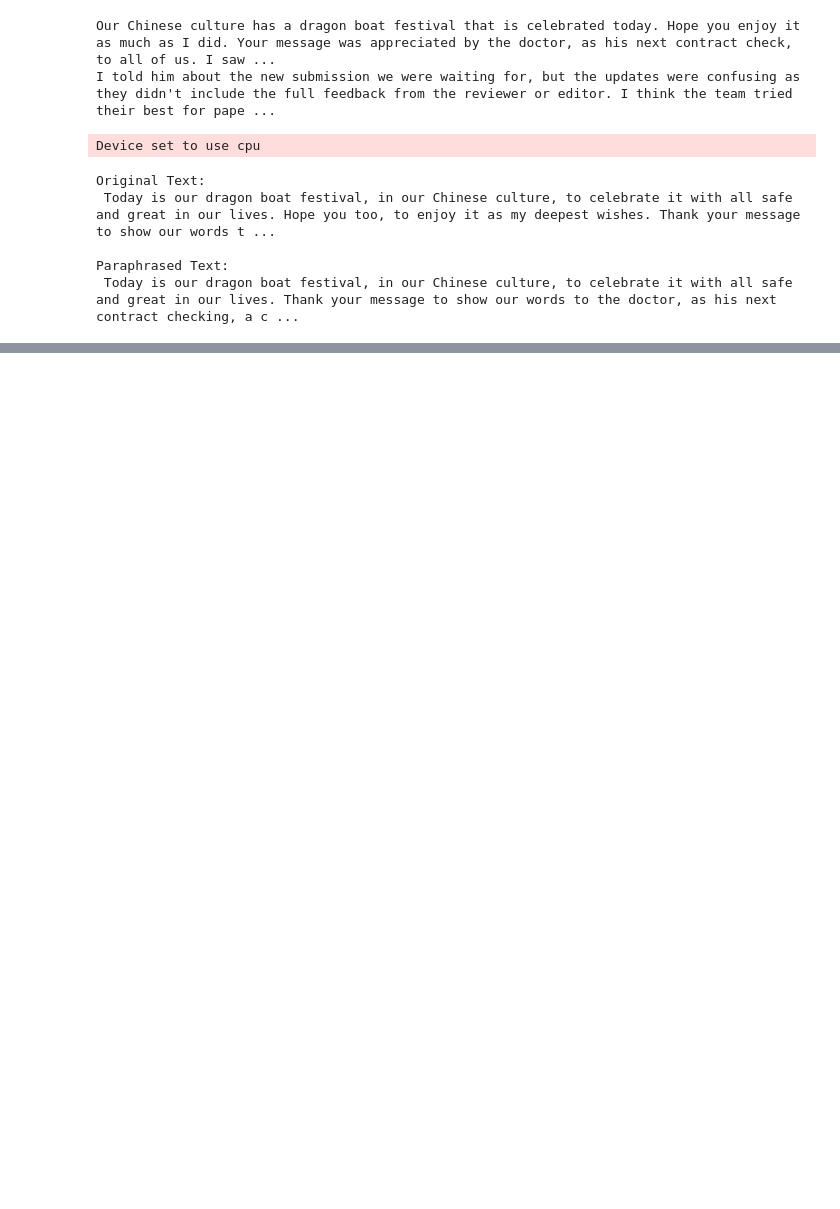
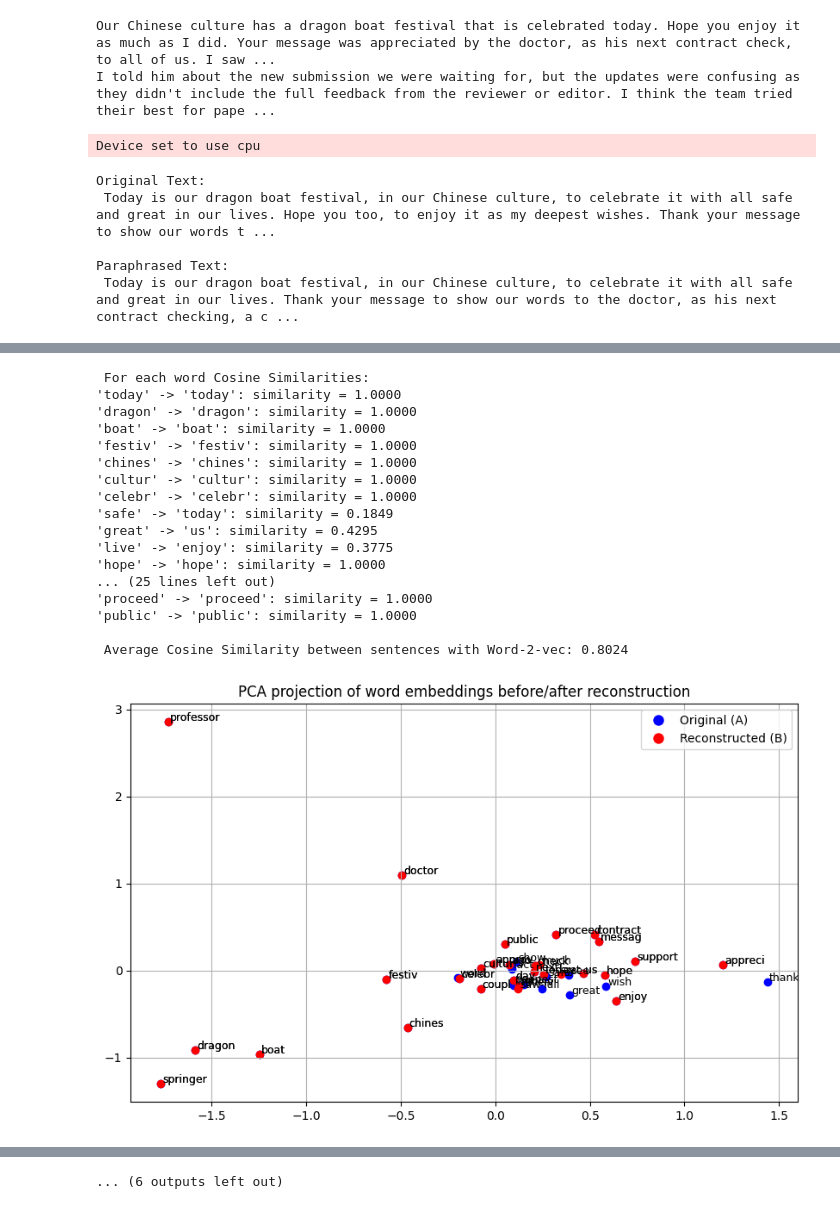
Before and after one commit to armandoziflaj/NLP-Exam, a Jupyter notebook: ExamProject.ipynb, the cells around one changed output, grey strips where cells are left out. Saved outputs shown, nothing was run; the diff lists cells and outputs as text; code cells hidden in the pictures; blank space fills up the shorter version.

```diff
--- a/ExamProject.ipynb
+++ b/ExamProject.ipynb
@@ -156,0 +223,22 @@ BERTScore: {'precision': [1.0, 0.9319190979003906], 'recall': [1.0, 0.9004609584
+# %%
+def full_similarity_matrix(embed1, embed2):
+    sims = {}
+    for w1, v1 in embed1.items():
+        max_sim = -1
+        most_similar_word = None
+        for w2, v2 in embed2.items():
+            sim = cosine_similarity([v1], [v2])[0][0]
+            if sim > max_sim:
+                max_sim = sim
+                most_similar_word = w2
+        sims[w1] = (most_similar_word, max_sim)
+    return sims
+# %%
+def average_cosine_similarity(embed1, embed2):
+    if not embed1 or not embed2:
+        return 0.0
+    sims = []
+    for v1 in embed1.values():
+        max_sim = max([cosine_similarity([v1], [v2])[0][0] for v2 in embed2.values()])
+        sims.append(max_sim)
+    return np.mean(sims)
@@ -156,0 +274,42 @@ BERTScore: {'precision': [1.0, 0.9319190979003906], 'recall': [1.0, 0.9004609584
+# %%
+for paraphrasedText in paraphrased_texts_List1:
+    for model,name in [(word2vec_model, "Word-2-vec"),(glove_model, "Glove")]:
+        original_embeddings = preprocess_and_embed(text1, model, stop_words, stemmer)
+        reconstructed_embeddings = preprocess_and_embed(paraphrasedText, model, stop_words, stemmer)
+        print("\n For each word Cosine Similarities:")
+        similarity_map = full_similarity_matrix(original_embeddings, reconstructed_embeddings)
+        for word, (closest_word, sim) in similarity_map.items():
+            print(f"'{word}' -> '{closest_word}': similarity = {sim:.4f}")
+        sentence_similarity = average_cosine_similarity(original_embeddings, reconstructed_embeddings)
+        print(f"\n Average Cosine Similarity between sentences with {name}: {sentence_similarity:.4f}")
+        visualize_embeddings(
+            original_embeddings,
+            reconstructed_embeddings,
+            method='pca',
+            title='PCA projection of word embeddings before/after reconstruction'
+        )
+        visualize_embeddings(
+            original_embeddings,
+            reconstructed_embeddings,
+            method='tsne',
+            title='t-SNE projection of word embeddings before/after reconstruction'
+        )
+# %% [output]
+ For each word Cosine Similarities:
+'today' -> 'today': similarity = 1.0000
+'dragon' -> 'dragon': similarity = 1.0000
+'boat' -> 'boat': similarity = 1.0000
+'festiv' -> 'festiv': similarity = 1.0000
+'chines' -> 'chines': similarity = 1.0000
+'cultur' -> 'cultur': similarity = 1.0000
+'celebr' -> 'celebr': similarity = 1.0000
+'safe' -> 'today': similarity = 0.1849
+'great' -> 'us': similarity = 0.4295
+'live' -> 'enjoy': similarity = 0.3775
+'hope' -> 'hope': similarity = 1.0000
+... (25 lines left out)
+'proceed' -> 'proceed': similarity = 1.0000
+'public' -> 'public': similarity = 1.0000
+
+ Average Cosine Similarity between sentences with Word-2-vec: 0.8024
+[figure, added]
@@ -156,0 +374 @@ BERTScore: {'precision': [1.0, 0.9319190979003906], 'recall': [1.0, 0.9004609584
+... (6 outputs left out)
```
Also changed, not shown: parts of 29 cells of this notebook, 1 other file.
